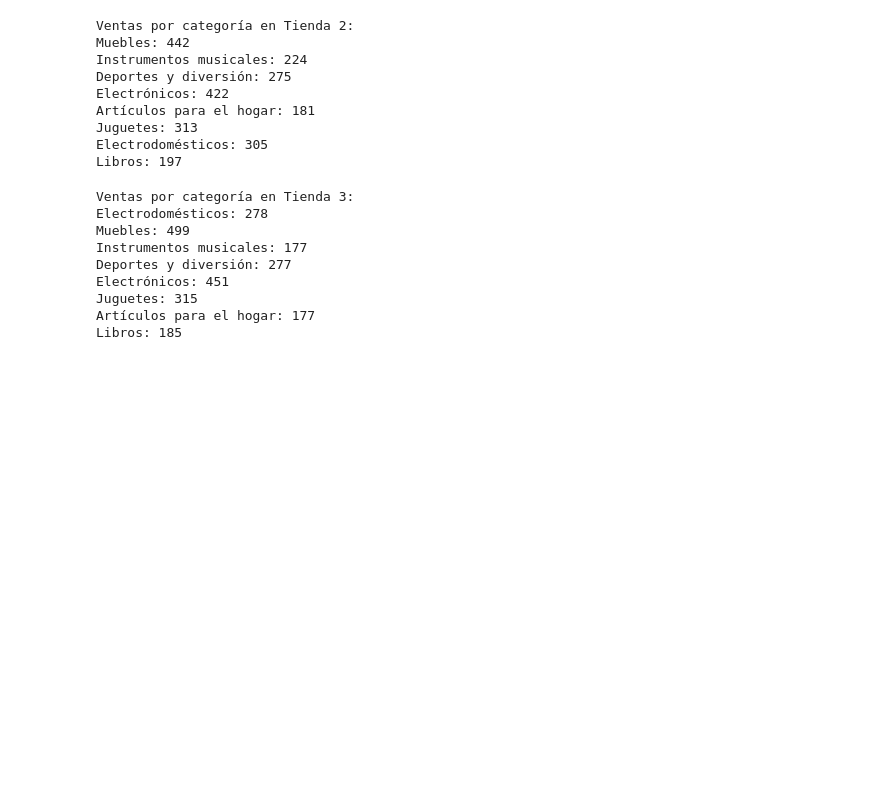
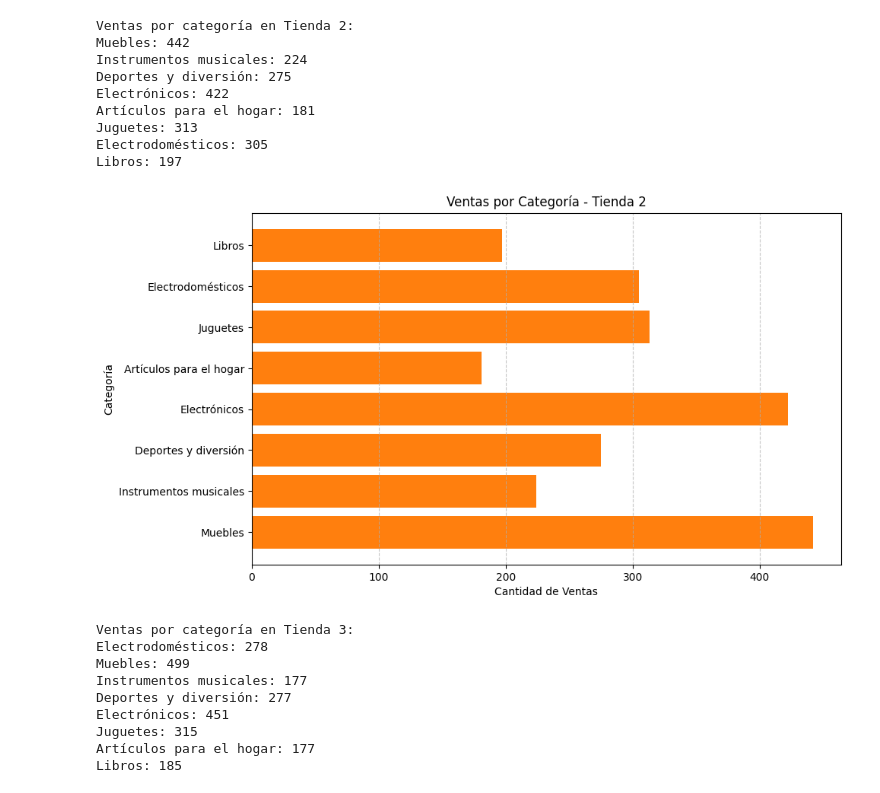
Before and after one commit to DanielaArvelo/Challenge_Python, a Jupyter notebook: AluraStoreLatam.ipynb, the cells around one changed output. Cells and saved outputs as stored; diff of their text form; code cells hidden in the pictures; blank space fills up the shorter version.

```diff
--- a/AluraStoreLatam.ipynb
+++ b/AluraStoreLatam.ipynb
@@ -102,6 +131,19 @@ Artículos para el hogar: 181
 Juguetes: 313
 Electrodomésticos: 305
 Libros: 197
+# %%
+import matplotlib.pyplot as plt
+
+# Gráfico de barras horizontales para ventas por categoría en Tienda 2
+plt.figure(figsize=(10, 6))
+plt.barh(list(conteo_categorias_tienda2.keys()), list(conteo_categorias_tienda2.values()), color="#ff7f0e")
+plt.title("Ventas por Categoría - Tienda 2")
+plt.xlabel("Cantidad de Ventas")
+plt.ylabel("Categoría")
+plt.grid(axis="x", linestyle="--", alpha=0.7)
+plt.show()
+# %% [output]
+[figure, added]
 # %%
 # Obtenemos la lista de categorías para la Tienda 3
 categorias_tienda3 = tienda3["Categoría del Producto"].tolist()
```
Also changed, not shown: parts of 10 cells of this notebook.
